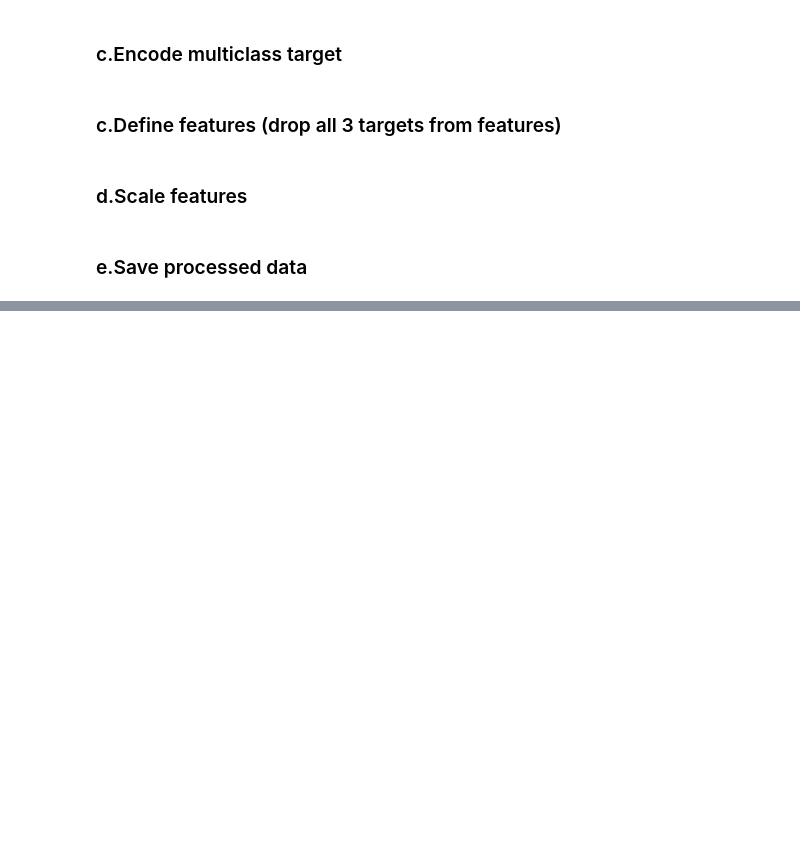
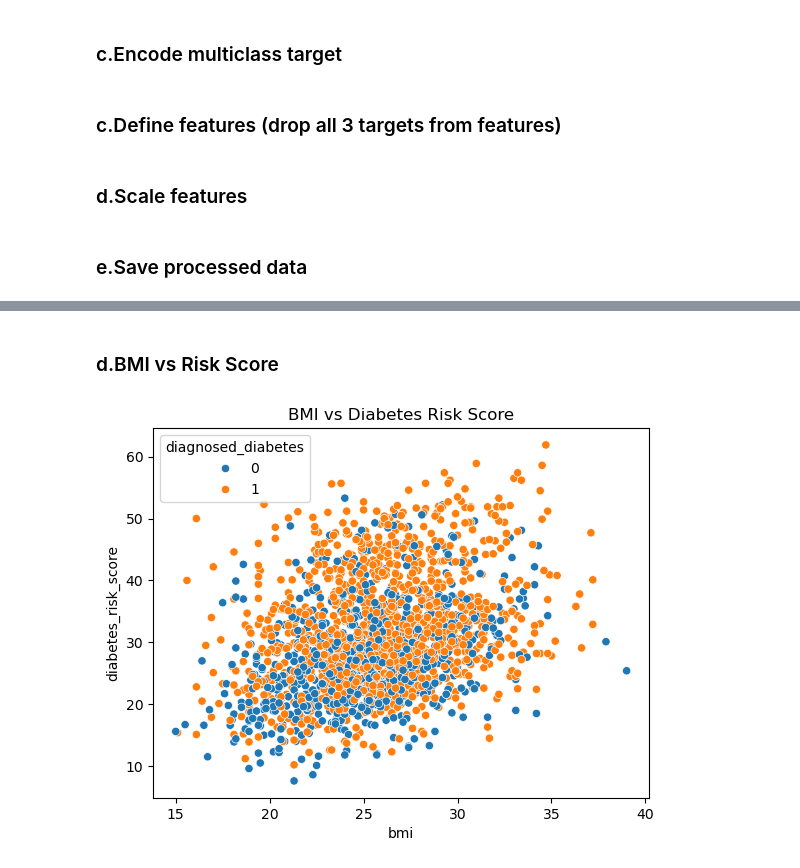
Before and after one commit to ALI-SHAHMEER/diabetes-health-indicators-ml, a Jupyter notebook: notebooks/main_analysis.ipynb, the cells around one changed output, grey strips where cells are left out. Saved outputs shown, nothing was run; the diff lists cells and outputs as text; code cells hidden in the pictures; blank space fills up the shorter version.

```diff
--- a/notebooks/main_analysis.ipynb
+++ b/notebooks/main_analysis.ipynb
@@ -187,0 +215,8 @@ df.to_csv('/home/ali/AI/diabetes-health-indicators-ml/data/processed/df_encoded.
+# %% [markdown]
+### d.BMI vs Risk Score
+# %%
+sns.scatterplot(x='bmi', y='diabetes_risk_score',hue='diagnosed_diabetes', data=df.sample(2000))
+plt.title('BMI vs Diabetes Risk Score')
+plt.show()
+# %% [output]
+[figure, added]
```
Also changed, not shown: parts of 9 cells of this notebook, 1 other file.
